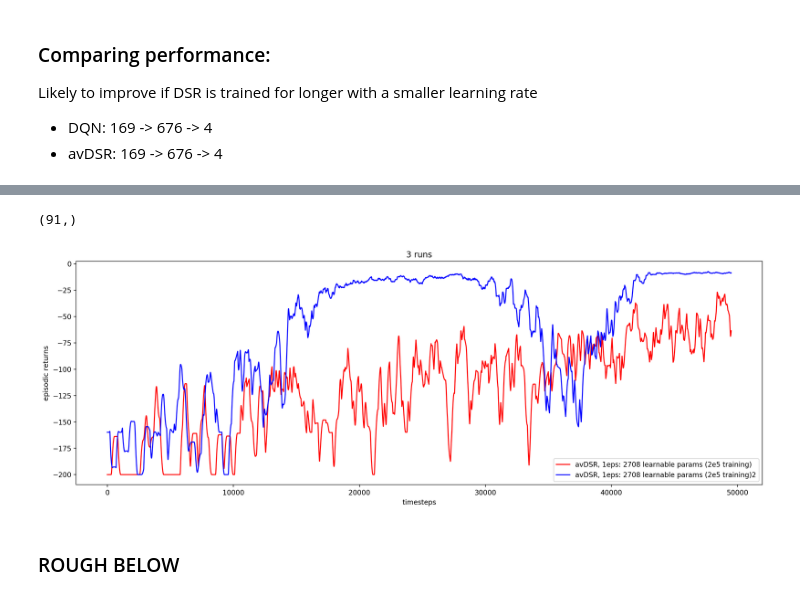
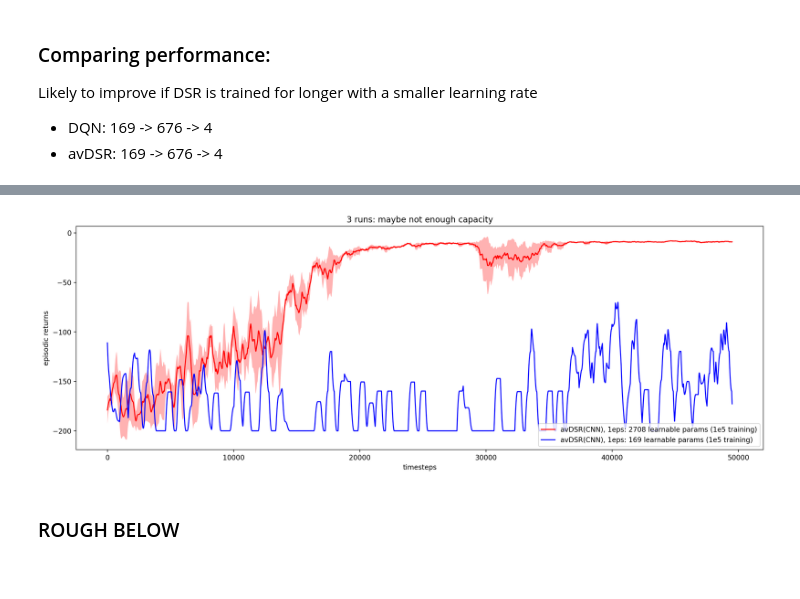
Before and after one commit to psurya1994/successor-feature-representations, a Jupyter notebook: 8-cnn-avdsr.ipynb, the cells around one changed output, grey strips where cells are left out. Saved outputs shown, nothing was run; the diff lists cells and outputs as text; code cells hidden in the pictures.

```diff
--- a/8-cnn-avdsr.ipynb
+++ b/8-cnn-avdsr.ipynb
@@ -242,6 +246,7 @@ plt.title('5e4 timesteps, smoothing=' + str(kernel)), plt.show()
 # %%
 from deep_rl.component.fourrooms import FourRoomsMatrix
 env = FourRoomsMatrix()
+state = env.reset()
 state = env.reset()
 env.step(env.action_space.sample())
 env.step(env.action_space.sample())
@@ -253,7 +258,7 @@ _, out, _ = avdsr.network(tensor(state).unsqueeze(0))
 dirs = {0: 'up', 1: 'down', 2:'left', 3:'right'}
 
 plt.figure(dpi=100)
-psi = out.detach().numpy()
+psi = out.detach().cpu().numpy()
 for i in range(4):
     psi_a = psi[0,i,:]
     plt.subplot(2,2,i+1)
@@ -288,8 +293,9 @@ def dsr_feature_init(ref,**kwargs):
     config.c = 1
 
     config.optimizer_fn = lambda params: torch.optim.RMSprop(params, 0.001)
-    config.network_fn = lambda: SRNetCNN(config.action_dim, SRIdentityBody(config.state_dim), hidden_units=(), config=1) #CHECK
-    config.replay_fn = lambda: AsyncReplay(memory_size=int(1e5), batch_size=10)
+    config.network_fn = lambda: SRNetCNN(config.action_dim, SRIdentityBody(config.state_dim),
+                                         hidden_units=(2000,), config=1) #CHECK
+    config.replay_fn = lambda: Replay(memory_size=int(1e5), batch_size=10)
 
     config.random_action_prob = LinearSchedule(1.0, 0.1, 3e4)
     config.discount = 0.99
@@ -331,7 +337,7 @@ def runNAgents(function, runs, store=True, freeze=0, ref=None):
     r_dqn = []; t_dqn = []
     if(store):
         agents = []
-    for i in trange(runs, desc='runs'):
+    for i in range(runs):
         agent = function(game='FourRoomsMatrix', freeze=freeze, ref=ref)
         rewards = np.array(agent.returns)
         t_dqn.append(rewards[:,0])
@@ -344,7 +350,7 @@ def runNAgents(function, runs, store=True, freeze=0, ref=None):
 
     return t_dqn, r_dqn
 # %%
-r_c0b = runNAgents(dsr_feature_init, runs=1, freeze=2, ref=avdsr)
+r_c1 = runNAgents(dsr_feature_init, runs=3, freeze=2, ref=avdsr)
 # r_c1 = runNAgents(dsr_feature_init, runs=3, freeze=2, ref=avdsr)
 # r_dqn_base2 = runNAgents(dqn_feature, runs=3)
 # %% [output]
@@ -363,7 +393,3 @@ IncompatibleKeys(missing_keys=['psi2q.layers.0.weight', 'psi2q.layers.0.bias'],
-# %%
-convolve(np.zeros(100),10).shape
-# %% [output]
-(91,)
 # %%
 def plot_rewards(rewards, plot_seperate=True , clip=50000, title='unnamed'):
     smooth = 500
@@ -393,21 +419,17 @@ def plot_rewards(rewards, plot_seperate=True , clip=50000, title='unnamed'):
     plt.legend(loc='lower right'), plt.show()
 # %%
 rewards_dict = {
-#     'avDSR, 1eps: 2708 learnable params (2e5 training)': r_dsr_abs_rand[1:],
-#                 'DQN, h=(16,): 2788 learnable params': r_dqn_base[1:],
-#                'DQN, h=(676,): 117628 learnable params': r_dqn_base2[1:],
-               'avDSR, 1eps: 2708 learnable params (2e5 training)': r_c0[1:],
-               'avDSR, 1eps: 2708 learnable params (2e5 training)2': r_c0b[1:],
-#                'avDSR, 1eps: 2708 learnable params (2e5 training)-2': r_c1[1:]
+               'avDSR(CNN), 1eps: 2708 learnable params (1e5 training)': r_c1[1:],
+               'avDSR(CNN), 1eps: 169 learnable params (1e5 training)': r_c0[1:],
                }
 # rewards_dict = {'avDSR, 1eps: 169 learnable params':r_dsr_rand,
 #                 'avDSR, 1eps: 2708 learnable params':r_dsr_abs_rand[1:],
 #                 'DQN, h=(676,): 117628 learnable params': r_dqn_base,
 #                'DQN, h=(16,): 2788 learnable params': r_dqn_base2[1:]}
 # plot_rewards(rewards_dict, plot_seperate=True)
-plot_rewards(rewards_dict, plot_seperate=False, title='3 runs')
+plot_rewards(rewards_dict, plot_seperate=False, title='3 runs: maybe not enough capacity')
 # %% [output]
-[figure, old version]
+[figure, new version]
 # %%
 import pickle
 
```
Also changed, not shown: parts of 11 cells of this notebook, 1 other file.
